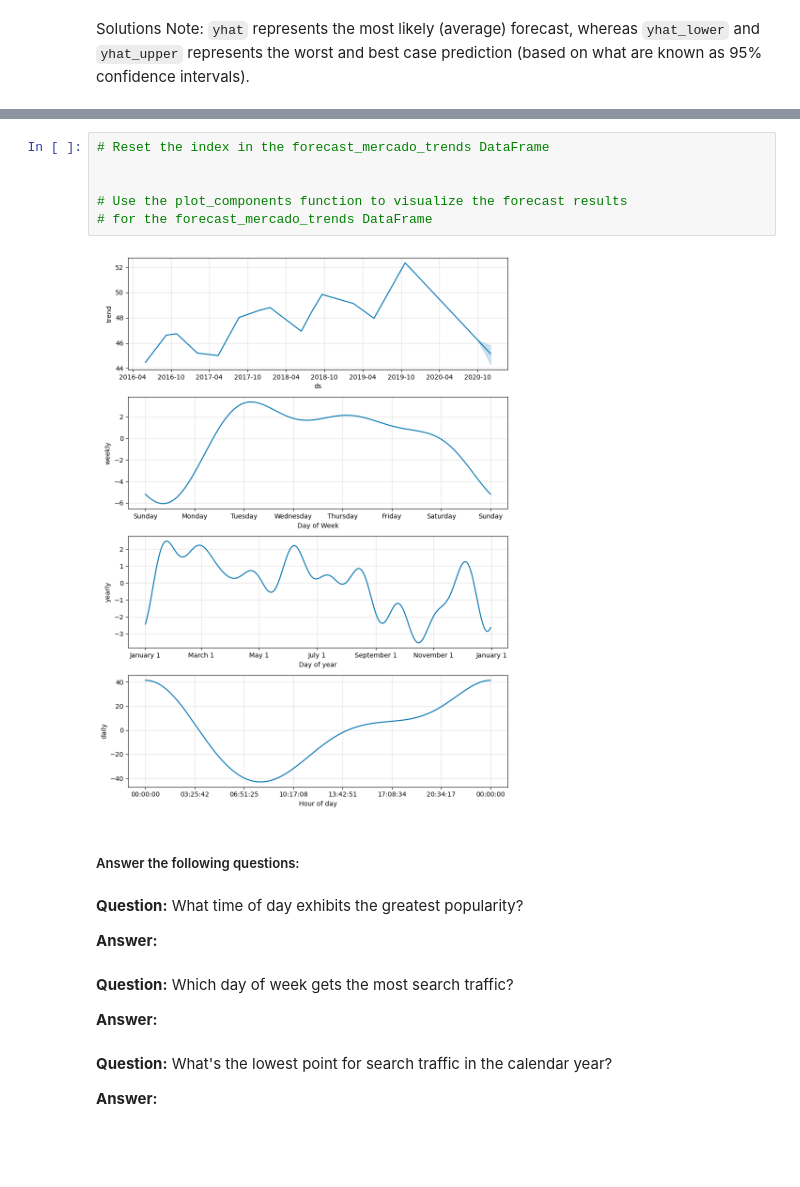
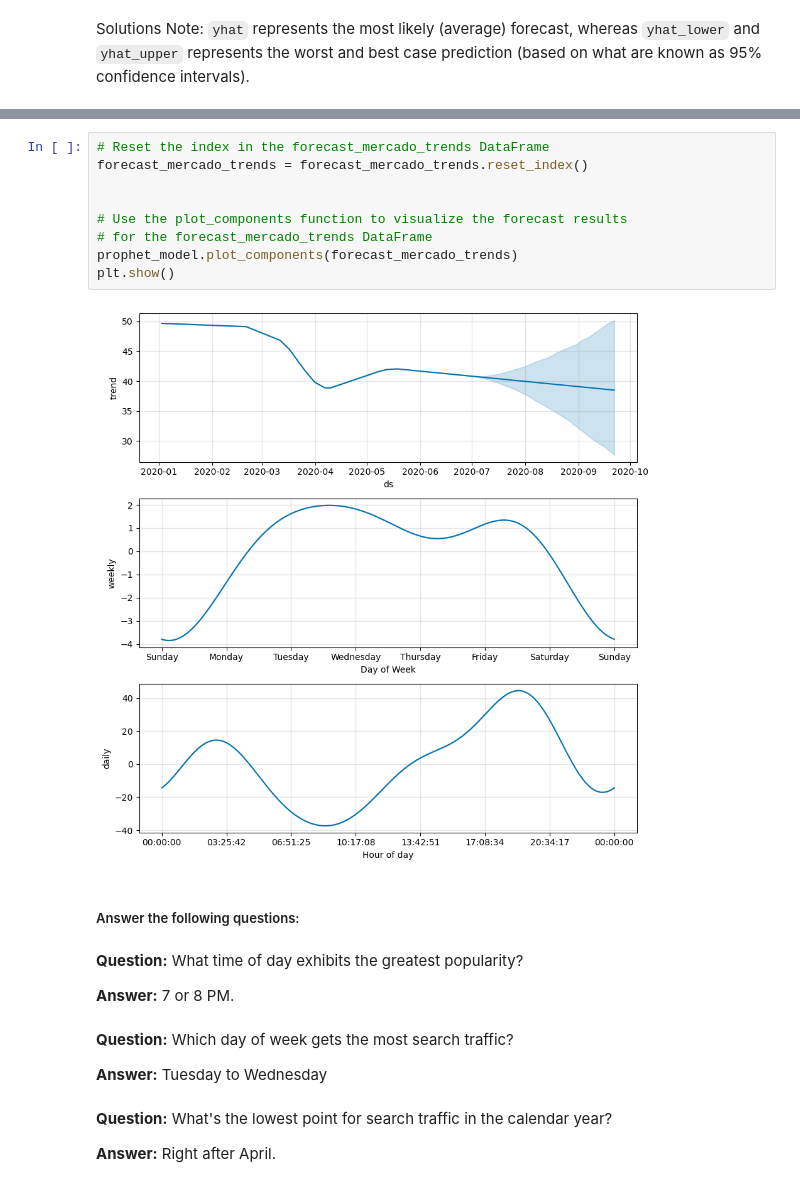
Before and after one commit to AlexLin1234/prophet-challenge, a Jupyter notebook: Starter_Code/forecasting_net_prophet.ipynb, the cells around one changed output, grey strips where cells are left out. Saved outputs shown, nothing was run; the diff lists cells and outputs as text; blank space fills up the shorter version.

```diff
--- a/Starter_Code/forecasting_net_prophet.ipynb
+++ b/Starter_Code/forecasting_net_prophet.ipynb
@@ -518,22 +525,25 @@ Solutions Note: `yhat` represents the most likely (average) forecast, whereas `y
 # %%
 # Reset the index in the forecast_mercado_trends DataFrame
+forecast_mercado_trends = forecast_mercado_trends.reset_index()
 
 
 # Use the plot_components function to visualize the forecast results
 # for the forecast_mercado_trends DataFrame
+prophet_model.plot_components(forecast_mercado_trends)
+plt.show()
 # %% [output]
-[figure, old version]
+[figure, new version]
 # %% [markdown]
 ##### Answer the following questions:
 # %% [markdown]
 **Question:** What time of day exhibits the greatest popularity?
 
-**Answer:**
+**Answer:** 7 or 8 PM.
 # %% [markdown]
 **Question:** Which day of week gets the most search traffic?
 
-**Answer:**
+**Answer:** Tuesday to Wednesday
 # %% [markdown]
 **Question:** What's the lowest point for search traffic in the calendar year?
 
-**Answer:**
+**Answer:** Right after April.
```
Also changed, not shown: parts of 8 cells of this notebook.
